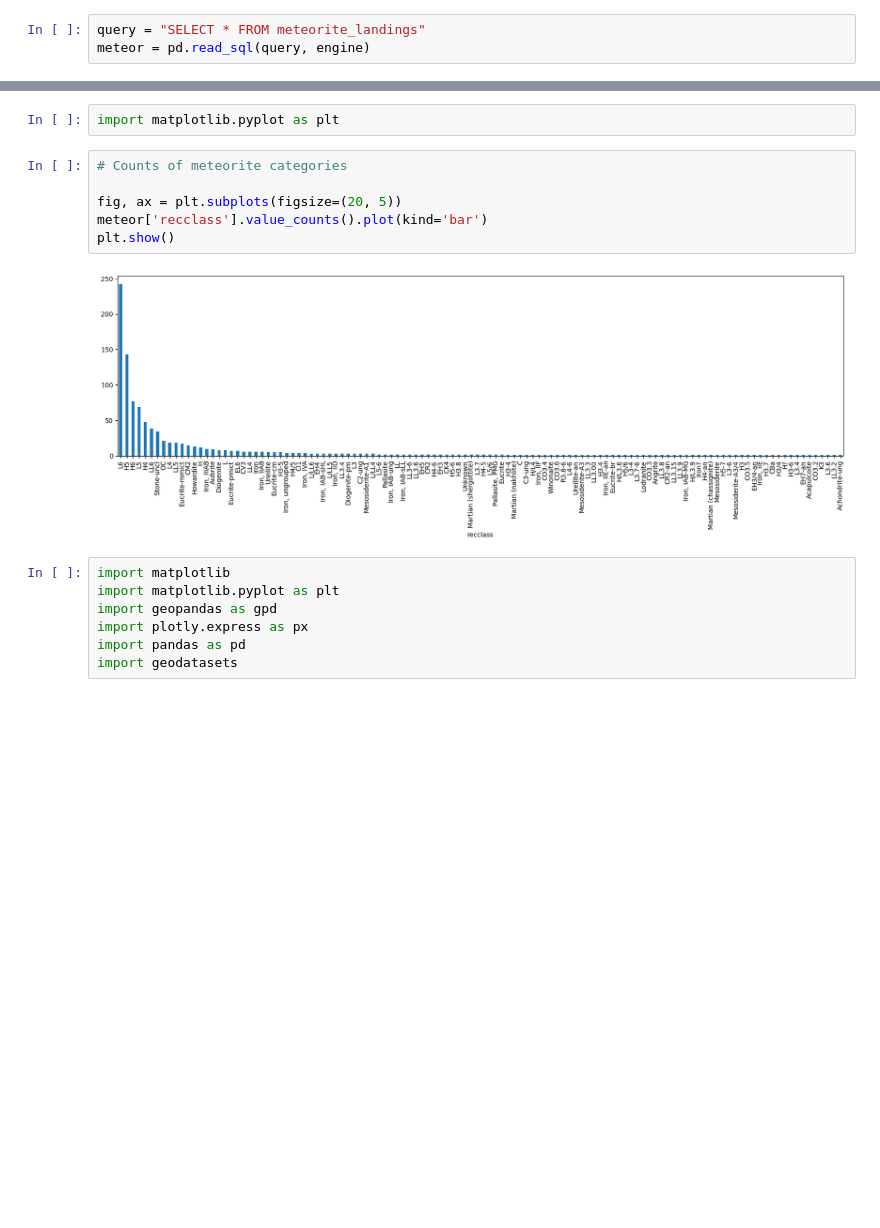
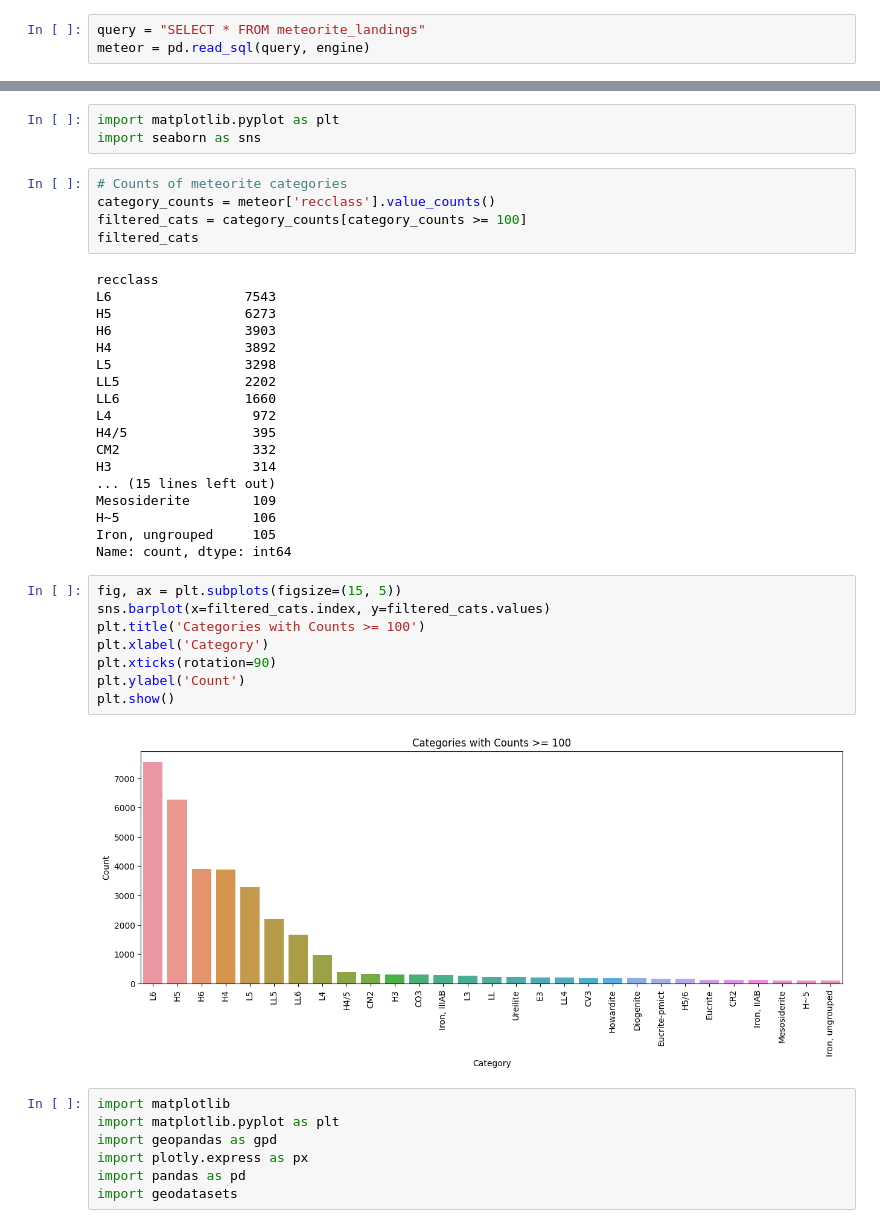
Before and after one commit to IevaF/SGT_Bootcamp_final_task, a Jupyter notebook: mysql.ipynb, the cells around one changed output, grey strips where cells are left out. Drawn from its saved outputs; the diff is of its cells as text; blank space fills up the shorter version.

```diff
--- a/mysql.ipynb
+++ b/mysql.ipynb
@@ -168,13 +153,39 @@ meteor
 # %%
 import matplotlib.pyplot as plt
+import seaborn as sns
 # %%
 # Counts of meteorite categories
-
-fig, ax = plt.subplots(figsize=(20, 5))
-meteor['recclass'].value_counts().plot(kind='bar')
-plt.show()
+category_counts = meteor['recclass'].value_counts()
+filtered_cats = category_counts[category_counts >= 100]
+filtered_cats
 # %% [output]
-[figure, removed]
+recclass
+L6                 7543
+H5                 6273
+H6                 3903
+H4                 3892
+L5                 3298
+LL5                2202
+LL6                1660
+L4                  972
+H4/5                395
+CM2                 332
+H3                  314
+... (15 lines left out)
+Mesosiderite        109
+H~5                 106
+Iron, ungrouped     105
+Name: count, dtype: int64
+# %%
+fig, ax = plt.subplots(figsize=(15, 5))
+sns.barplot(x=filtered_cats.index, y=filtered_cats.values)
+plt.title('Categories with Counts >= 100')
+plt.xlabel('Category')
+plt.xticks(rotation=90)
+plt.ylabel('Count')
+plt.show()
+# %% [output]
+[figure, added]
 # %%
 import matplotlib
 import matplotlib.pyplot as plt
```
Also changed, not shown: parts of 19 cells of this notebook, 2 other files.
